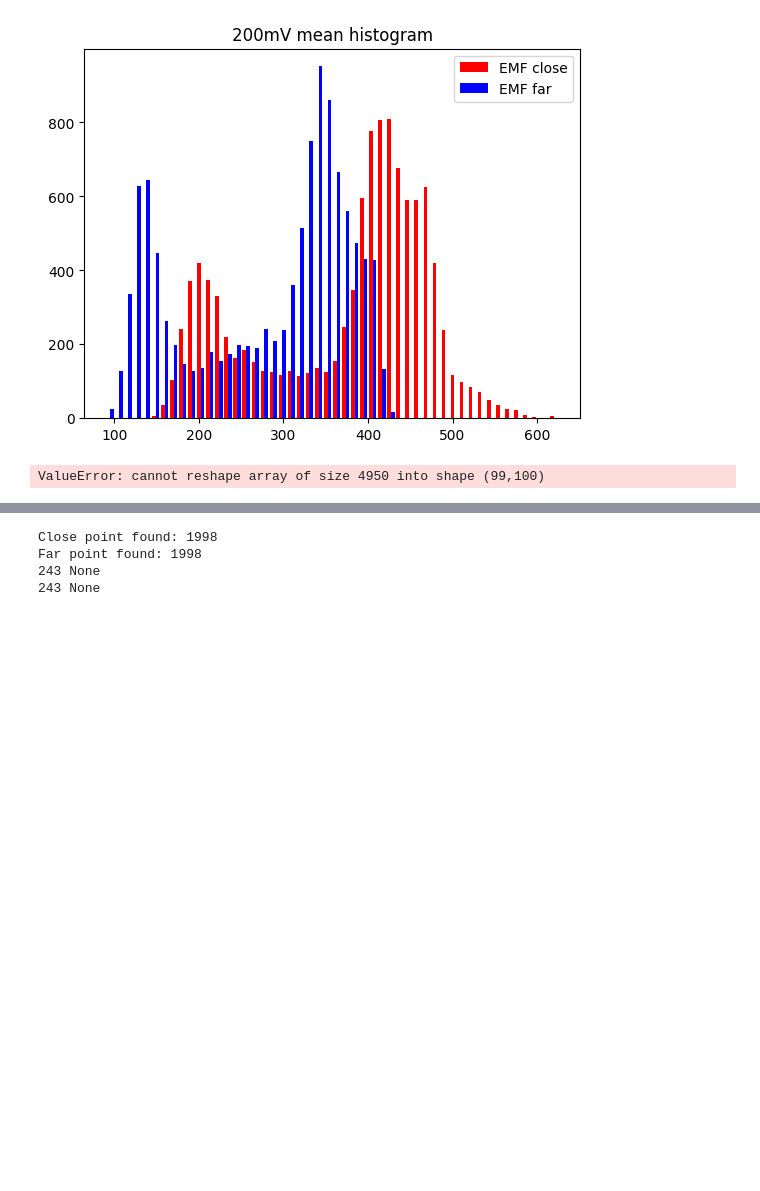
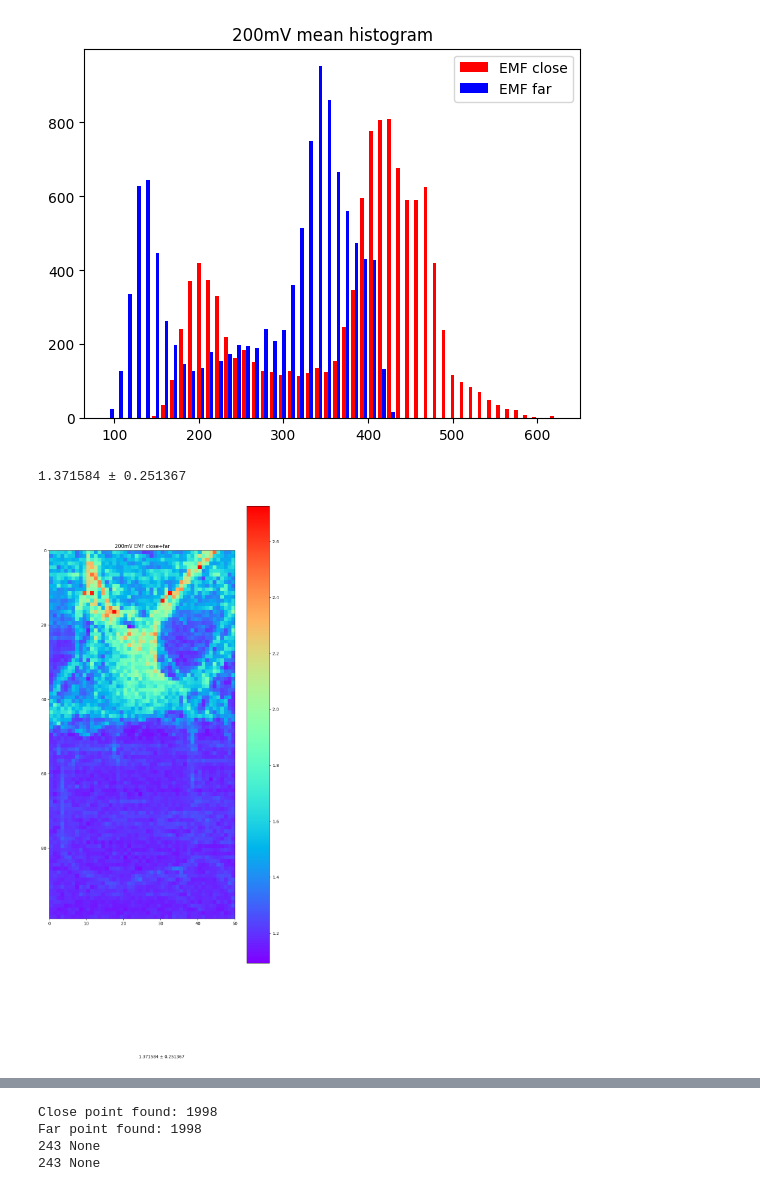
Before and after one commit to CalebThian/EMF_detection, a Jupyter notebook: 20241029_Main.ipynb, the cells around one changed output, grey strips where cells are left out. Saved outputs shown, nothing was run; the diff lists cells and outputs as text; code cells hidden in the pictures; blank space fills up the shorter version.

Commit message:
solve matrix points distribution problem

```diff
--- a/20241029_Main.ipynb
+++ b/20241029_Main.ipynb
@@ -43,7 +44,7 @@ volt = 200
 title_prefix = str(volt)+"mV"
 fig_save_path =getcwd()+"\\result\\"
 Row = 100
-Col = 100
+Col = 50
 start_single = True
 end_single = False
 emf_bias = -300
@@ -67,13 +68,16 @@ plt.savefig("%s mean histogram"%(title_prefix))
 plt.show()
 # %% [output]
 [figure]
+# %%
+mat = cal_points_qty(abf,end_index)
 # %%
 target = close/far
-target = calculate_mean(target, mat, ignore, extra, dim)
+target = calculate_mean(target, copy.deepcopy(mat), ignore, extra, dim)
 mean = np.mean(target)
 std = np.std(target)
 print(f"%lf ± %lf" %(mean,std))
 plot_colormap(target,title = title_prefix + " EMF close÷far",path = fig_save_path)
 # %% [output]
-ValueError: cannot reshape array of size 4950 into shape (99,100)
+1.371584 ± 0.251367
+[figure, added]
 # %%
```
Also changed, not shown: parts of 4 cells of this notebook, 3 other files.
